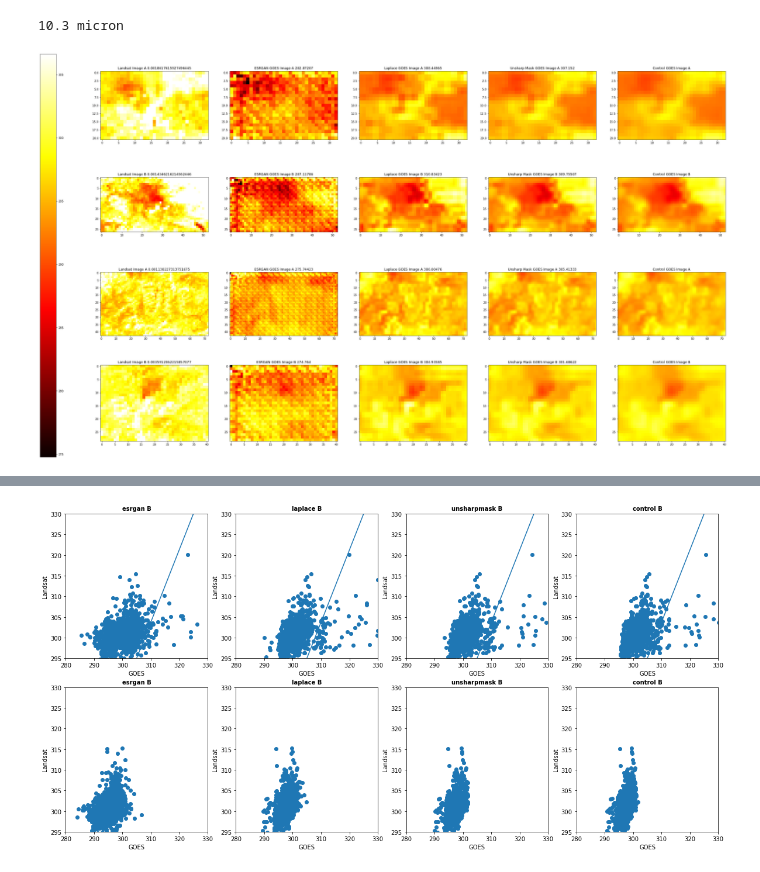
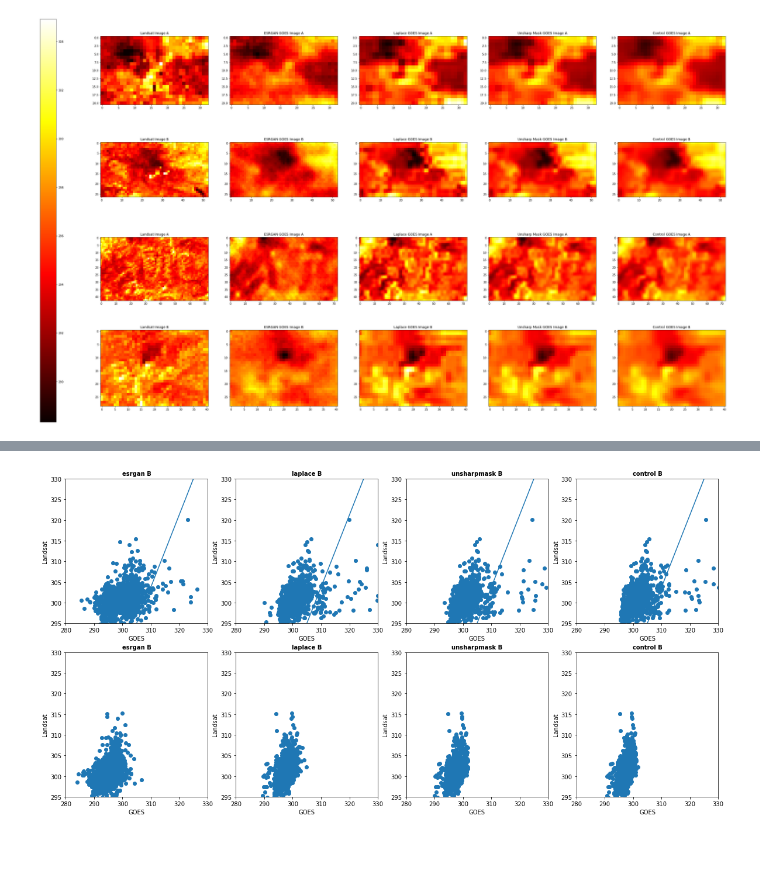
Before and after one commit to ccny-glasslab/Fires, a Jupyter notebook: landsat_subsets.ipynb, the cells around one changed output, grey strips where cells are left out. Saved outputs shown, nothing was run; the diff lists cells and outputs as text; code cells hidden in the pictures.

```diff
--- a/landsat_subsets.ipynb
+++ b/landsat_subsets.ipynb
@@ -218,8 +219,6 @@ for subset in subsets:
     latslons(subset)
     pixshifts(subset)
     applySR(subset)
-#     applySR_zscore(subset)
-
 
     corrcoeffs = []
     rmses = []
@@ -231,8 +230,8 @@ for subset in subsets:
         corrcoeffs.append(vals[0])
         rmses.append(vals[1])
 
-    subset['corrcoeffs'] = corrcoeffs
-    subset['rmses'] = rmses
+    subset['corrcoeffs_039'] = corrcoeffs
+    subset['rmses_039'] = rmses
 
     print('')
 # %% [output]
@@ -296,33 +297,43 @@ plt.imshow(subsets[0]['esrgan_goes_img_103'])
+# %%
+for subset in subsets:
+    for wavelength in '039', '103':
+        x = subset['landsat_img_' + wavelength]
+        y = subset['control_goes_img_' + wavelength]
+
+        x_20, x_80 = np.quantile(x, [0.2, 0.8])
+        y_20, y_80 = np.quantile(y, [0.2, 0.8])
+
+        m = (y_80 - y_20)/(x_80 - x_20)
+        b = y_20 - m*x_20
+
+        subset['landsat_correction_' + wavelength] = [m, b]
 # %%
-print('10.3 micron')
+wavelength = '103'
 
 f, (ax1, ax2, ax3, ax4) = plt.subplots(4, 5, figsize=(40, 25))
 axs = [ax1, ax2, ax3, ax4]
-
-# max_temp = 350
-# min_temp = 0
 
 for n in range(4):
     ax = axs[n]
     subset = subsets[n]
 
-    vals = np.vstack([subset['esrgan_goes_img_103'].ravel(), subset['laplace_goes_img_103'].ravel(), subset['unsharpmask_goes_img_103'].ravel(), subset['control_goes_img_103'].ravel()])
+    vals = np.vstack([subset['esrgan_goes_img_' + wavelength].ravel(), subset['laplace_goes_img_' + wavelength].ravel(),
+                      subset['unsharpmask_goes_img_' + wavelength].ravel(), subset['control_goes_img_' + wavelength].ravel()])
     max_temp = vals.max()
     min_temp = vals.min()
 
-    im = ax[0].imshow(subset['landsat_img_103'], vmin = min_temp, vmax = max_temp, cmap='hot')
-    ax[0].set_title('Landsat Image ' + subset['loc'] + ' ' + str(min(subset['landsat_diff'].ravel())))
-    ax[1].imshow(subset['esrgan_goes_img_103'], vmin = min_temp, vmax = max_temp, cmap='hot')
-    ax[1].set_title('ESRGAN GOES Image ' + subset['loc'] + ' ' + str(min(subset['esrgan_goes_img_103'].ravel())))
-    ax[2].imshow(subset['laplace_goes_img_103'], vmin = min_temp, vmax = max_temp, cmap='hot')
-    ax[2].set_title('Laplace GOES Image ' + subset['loc'] + ' ' + str(max(subset['laplace_goes_img_103'].ravel())))
-    ax[3].imshow(subset['unsharpmask_goes_img_103'], vmin = min_temp, vmax = max_temp, cmap='hot')
-    ax[3].set_title('Unsharp Mask GOES Image ' + subset['loc'] + ' ' + str(max(subset['unsharpmask_goes_img_103'].ravel())))
-    ax[4].imshow(subset['control_goes_img_103'], vmin = min_temp, vmax = max_temp, cmap='hot')
+    im = ax[0].imshow(subset['landsat_img_' + wavelength]*subset['landsat_correction_' + wavelength][0] + subset['landsat_correction_' + wavelength][1], vmin = min_temp, vmax = max_temp, cmap='hot')
+    ax[0].set_title('Landsat Image ' + subset['loc'])
+    ax[1].imshow(subset['esrgan_goes_img_' + wavelength], vmin = min_temp, vmax = max_temp, cmap='hot')
+    ax[1].set_title('ESRGAN GOES Image ' + subset['loc'])
+    ax[2].imshow(subset['laplace_goes_img_' + wavelength], vmin = min_temp, vmax = max_temp, cmap='hot')
+    ax[2].set_title('Laplace GOES Image ' + subset['loc'])
+    ax[3].imshow(subset['unsharpmask_goes_img_' + wavelength], vmin = min_temp, vmax = max_temp, cmap='hot')
+    ax[3].set_title('Unsharp Mask GOES Image ' + subset['loc'])
+    ax[4].imshow(subset['control_goes_img_' + wavelength], vmin = min_temp, vmax = max_temp, cmap='hot')
     ax[4].set_title('Control GOES Image ' + subset['loc'])
 
 cb_ax = f.add_axes([0.05, 0.1, 0.02, 0.8])
 cbar = f.colorbar(im, cax=cb_ax)
 # %% [output]
-10.3 micron
-[figure, old version]
+[figure, new version]
```
Also changed, not shown: parts of 16 cells of this notebook, 8 other files.
